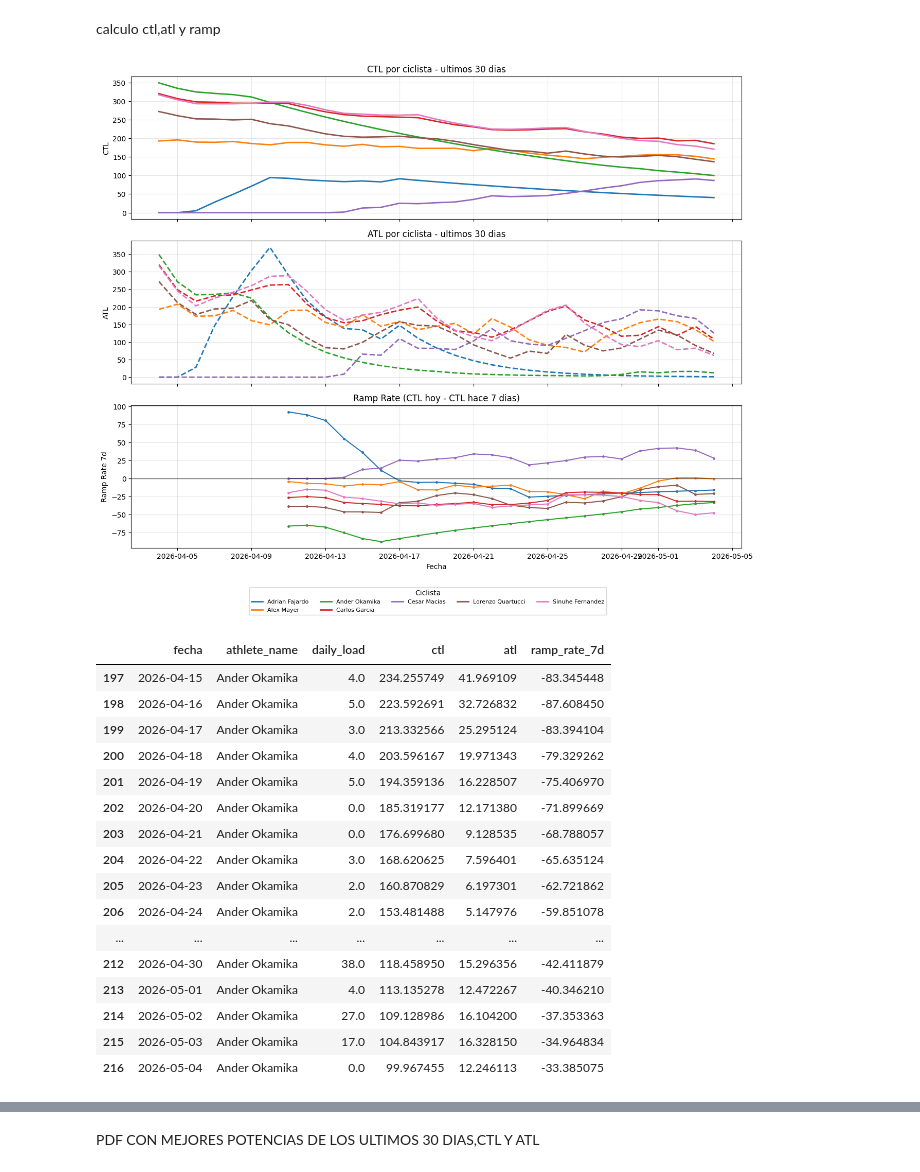
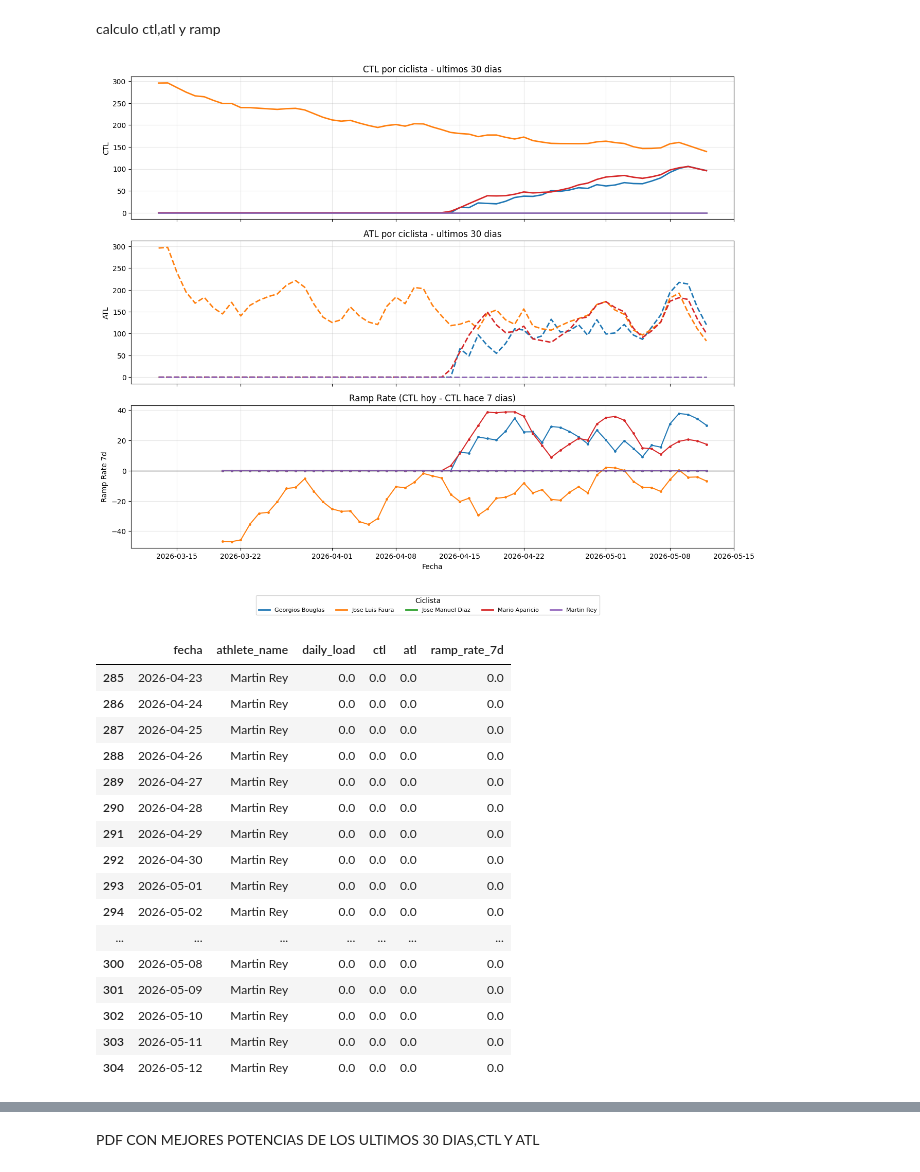
Before and after one commit to dvdem/procyclingstats, a Jupyter notebook: intervals.ipynb, the cells around one changed output, grey strips where cells are left out. Drawn from its saved outputs; the diff is of its cells as text; code cells hidden in the pictures.

```diff
--- a/intervals.ipynb
+++ b/intervals.ipynb
@@ -32,7 +32,7 @@ if response.status_code == 200:
         atleta['athlete_name'] = nombres_burgos.get(athlete_id, atleta.get('athlete_name'))
 
     # Filtrar solo atletas con carrera=1 en burgos.csv
-    ids_carrera = set(meta_burgos.loc[meta_burgos['carrera'] == 0, 'intervals_id'].astype(str))
+    ids_carrera = set(meta_burgos.loc[meta_burgos['carrera'] == 1, 'intervals_id'].astype(str))
     atletas = [a for a in atletas if str(a.get('athlete_id')) in ids_carrera]
 
     print(f"Se encontraron {len(atletas)} atletas únicos.")
@@ -503,10 +715,10 @@ meta_burgos = pd.read_csv('data/burgos.csv', sep=';')
 meta_burgos['intervals_id'] = meta_burgos['intervals_id'].astype(str)
 nombres_burgos = dict(zip(meta_burgos['intervals_id'], meta_burgos['Name']))
 
-# Para calcular bien CTL/ATL en ultimos 30 dias, tomamos una ventana de carga mas larga
+# Para calcular bien CTL/ATL en ultimos x dias, tomamos una ventana de carga mas larga
 hoy = datetime.now().date()
-fecha_inicio_plot = hoy - timedelta(days=30)
-fecha_inicio_carga = hoy - timedelta(days=30)
+fecha_inicio_plot = hoy - timedelta(days=60)
+fecha_inicio_carga = hoy - timedelta(days=60)
 
 fechas_completas = pd.date_range(start=fecha_inicio_carga, end=hoy, freq='D')
 resultado = []
@@ -595,51 +807,51 @@ axes[0].set_title('CTL por ciclista - ultimos 30 dias')
 axes[0].set_ylabel('CTL')
 axes[0].grid(True, alpha=0.3)
 
 # Panel 2: ATL
 for nombre, g in metrics_df.groupby('athlete_name'):
     axes[1].plot(g['fecha'], g['atl'], linewidth=2, linestyle='--', color=color_map[nombre])
 
 axes[1].set_title('ATL por ciclista - ultimos 30 dias')
 axes[1].set_ylabel('ATL')
 axes[1].grid(True, alpha=0.3)
 
 # Panel 3: Ramp Rate
 for nombre, g in metrics_df.groupby('athlete_name'):
     axes[2].plot(g['fecha'], g['ramp_rate_7d'], marker='o', markersize=2.5, linewidth=1.5, color=color_map[nombre])
 
 axes[2].axhline(0, color='black', linewidth=1, alpha=0.6)
 axes[2].set_title('Ramp Rate (CTL hoy - CTL hace 7 dias)')
 axes[2].set_xlabel('Fecha')
 axes[2].set_ylabel('Ramp Rate 7d')
 axes[2].grid(True, alpha=0.3)
 
 # Una sola leyenda global en la parte inferior
 handles, labels = axes[0].get_legend_handles_labels()
 fig.legend(handles, labels, title='Ciclista', ncol=5, fontsize=8, loc='lower center', bbox_to_anchor=(0.5, 0.01))
 
 plt.tight_layout(rect=[0, 0.08, 1, 1])
 plt.show()
 
 metrics_df[['fecha', 'athlete_name', 'daily_load', 'ctl', 'atl', 'ramp_rate_7d']].tail(20)
 # %% [output]
-[figure, old version]
+[figure, new version]
 |  | fecha | athlete_name | daily_load | ctl | atl | ramp_rate_7d |
-| 197 | 2026-04-15 | Ander Okamika | 4.0 | 234.255749 | 41.969109 | -83.345448 |
-| 198 | 2026-04-16 | Ander Okamika | 5.0 | 223.592691 | 32.726832 | -87.608450 |
-| 199 | 2026-04-17 | Ander Okamika | 3.0 | 213.332566 | 25.295124 | -83.394104 |
-| 200 | 2026-04-18 | Ander Okamika | 4.0 | 203.596167 | 19.971343 | -79.329262 |
-| 201 | 2026-04-19 | Ander Okamika | 5.0 | 194.359136 | 16.228507 | -75.406970 |
-| 202 | 2026-04-20 | Ander Okamika | 0.0 | 185.319177 | 12.171380 | -71.899669 |
-| 203 | 2026-04-21 | Ander Okamika | 0.0 | 176.699680 | 9.128535 | -68.788057 |
-| 204 | 2026-04-22 | Ander Okamika | 3.0 | 168.620625 | 7.596401 | -65.635124 |
-| 205 | 2026-04-23 | Ander Okamika | 2.0 | 160.870829 | 6.197301 | -62.721862 |
-| 206 | 2026-04-24 | Ander Okamika | 2.0 | 153.481488 | 5.147976 | -59.851078 |
+| 285 | 2026-04-23 | Martin Rey | 0.0 | 0.0 | 0.0 | 0.0 |
+| 286 | 2026-04-24 | Martin Rey | 0.0 | 0.0 | 0.0 | 0.0 |
+| 287 | 2026-04-25 | Martin Rey | 0.0 | 0.0 | 0.0 | 0.0 |
+| 288 | 2026-04-26 | Martin Rey | 0.0 | 0.0 | 0.0 | 0.0 |
+| 289 | 2026-04-27 | Martin Rey | 0.0 | 0.0 | 0.0 | 0.0 |
+| 290 | 2026-04-28 | Martin Rey | 0.0 | 0.0 | 0.0 | 0.0 |
+| 291 | 2026-04-29 | Martin Rey | 0.0 | 0.0 | 0.0 | 0.0 |
+| 292 | 2026-04-30 | Martin Rey | 0.0 | 0.0 | 0.0 | 0.0 |
+| 293 | 2026-05-01 | Martin Rey | 0.0 | 0.0 | 0.0 | 0.0 |
+| 294 | 2026-05-02 | Martin Rey | 0.0 | 0.0 | 0.0 | 0.0 |
 | ... | ... | ... | ... | ... | ... | ... |
-| 212 | 2026-04-30 | Ander Okamika | 38.0 | 118.458950 | 15.296356 | -42.411879 |
-| 213 | 2026-05-01 | Ander Okamika | 4.0 | 113.135278 | 12.472267 | -40.346210 |
-| 214 | 2026-05-02 | Ander Okamika | 27.0 | 109.128986 | 16.104200 | -37.353363 |
-| 215 | 2026-05-03 | Ander Okamika | 17.0 | 104.843917 | 16.328150 | -34.964834 |
-| 216 | 2026-05-04 | Ander Okamika | 0.0 | 99.967455 | 12.246113 | -33.385075 |
+| 300 | 2026-05-08 | Martin Rey | 0.0 | 0.0 | 0.0 | 0.0 |
+| 301 | 2026-05-09 | Martin Rey | 0.0 | 0.0 | 0.0 | 0.0 |
+| 302 | 2026-05-10 | Martin Rey | 0.0 | 0.0 | 0.0 | 0.0 |
+| 303 | 2026-05-11 | Martin Rey | 0.0 | 0.0 | 0.0 | 0.0 |
+| 304 | 2026-05-12 | Martin Rey | 0.0 | 0.0 | 0.0 | 0.0 |
 # %%
 from datetime import datetime, timedelta
 from io import StringIO
```
Also changed, not shown: parts of 7 cells of this notebook, 47 other files.
